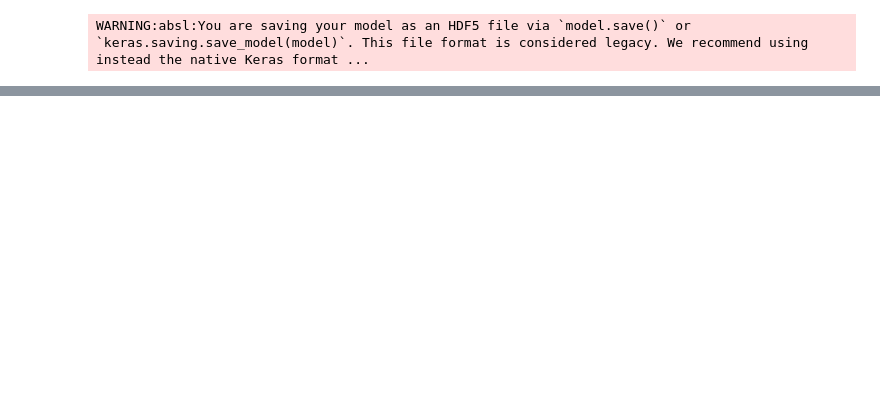
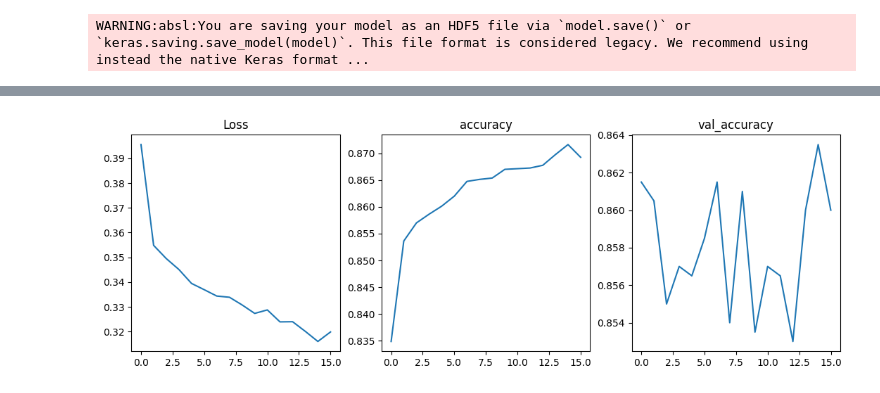
Before and after one commit to MayukhBaruah19/Artificial-Neural-Network-Projects, a Jupyter notebook: Customer Churm prediction/experiments.ipynb, the cells around one changed output, grey strips where cells are left out. Cells and saved outputs as stored; diff of their text form; code cells hidden in the pictures; blank space fills up the shorter version.

```diff
--- a/Customer Churm prediction/experiments.ipynb
+++ b/Customer Churm prediction/experiments.ipynb
@@ -211,0 +232,18 @@ Reusing TensorBoard on port 6008 (pid 14460), started 0:00:02 ago. (Use '!kill 1
+# %%
+import matplotlib.pyplot as plt
+import seaborn as sns
+fig, axs = plt.subplots(1,2, figsize=(13, 4))
+plt.subplot(131)
+sns.lineplot(history.history['loss'])
+plt.title('Loss')
+
+plt.subplot(132)
+sns.lineplot(history.history['accuracy'])
+plt.title('accuracy')
+
+plt.subplot(133)
+sns.lineplot(history.history['val_accuracy'])
+plt.title('val_accuracy')
+plt.show()
+# %% [output]
+[figure, added]
```
Also changed, not shown: parts of 3 cells of this notebook, 3 other files.
